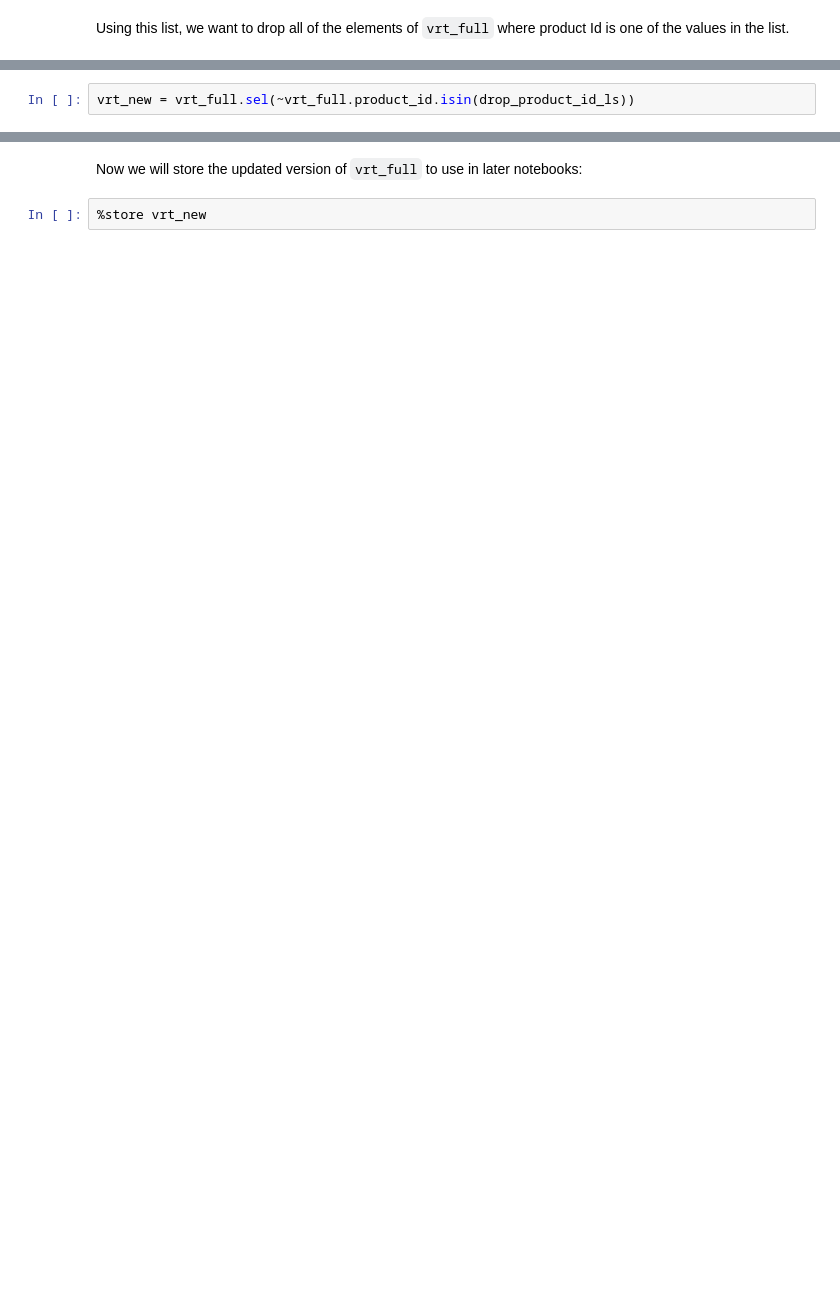
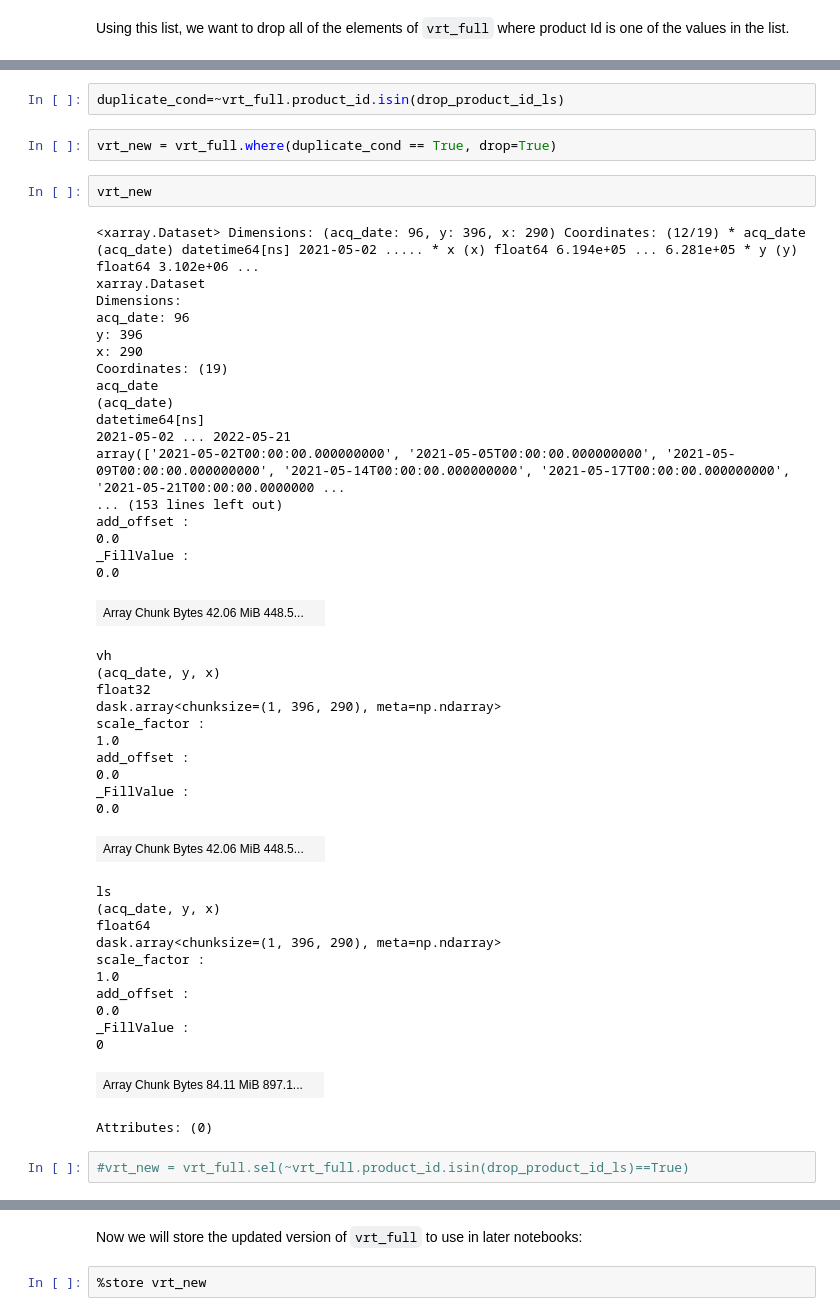
Before and after one commit to e-marshall/sentinel1_rtc, a Jupyter notebook: asf_inspect.ipynb, the cells around one changed output, grey strips where cells are left out. Drawn from its saved outputs; the diff is of its cells as text; blank space fills up the shorter version.

```diff
--- a/asf_inspect.ipynb
+++ b/asf_inspect.ipynb
@@ -577,5 +528,53 @@ Using this list, we want to drop all of the elements of `vrt_full` where product
+# %%
+duplicate_cond=~vrt_full.product_id.isin(drop_product_id_ls)
+# %%
+vrt_new = vrt_full.where(duplicate_cond == True, drop=True)
+# %%
+vrt_new
+# %% [output]
+<xarray.Dataset> Dimensions: (acq_date: 96, y: 396, x: 290) Coordinates: (12/19) * acq_date (acq_date) datetime64[ns] 2021-05-02 ..... * x (x) float64 6.194e+05 ... 6.281e+05 * y (y) float64 3.102e+06 ...
+xarray.Dataset
+Dimensions:
+acq_date: 96
+y: 396
+x: 290
+Coordinates: (19)
+acq_date
+(acq_date)
+datetime64[ns]
+2021-05-02 ... 2022-05-21
+array(['2021-05-02T00:00:00.000000000', '2021-05-05T00:00:00.000000000', '2021-05-09T00:00:00.000000000', '2021-05-14T00:00:00.000000000', '2021-05-17T00:00:00.000000000', '2021-05-21T00:00:00.0000000 ...
+... (153 lines left out)
+add_offset :
+0.0
+_FillValue :
+0.0
+| Array Chunk Bytes 42.06 MiB 448.5... |  |
+vh
+(acq_date, y, x)
+float32
+dask.array<chunksize=(1, 396, 290), meta=np.ndarray>
+scale_factor :
+1.0
+add_offset :
+0.0
+_FillValue :
+0.0
+| Array Chunk Bytes 42.06 MiB 448.5... |  |
+ls
+(acq_date, y, x)
+float64
+dask.array<chunksize=(1, 396, 290), meta=np.ndarray>
+scale_factor :
+1.0
+add_offset :
+0.0
+_FillValue :
+0
+| Array Chunk Bytes 84.11 MiB 897.1... |  |
+Attributes: (0)
 # %%
-vrt_new = vrt_full.sel(~vrt_full.product_id.isin(drop_product_id_ls))
+#vrt_new = vrt_full.sel(~vrt_full.product_id.isin(drop_product_id_ls)==True)
 # %%
 vrt_new
 # %% [output]
```
Also changed, not shown: parts of 33 cells of this notebook, 3 other files.
